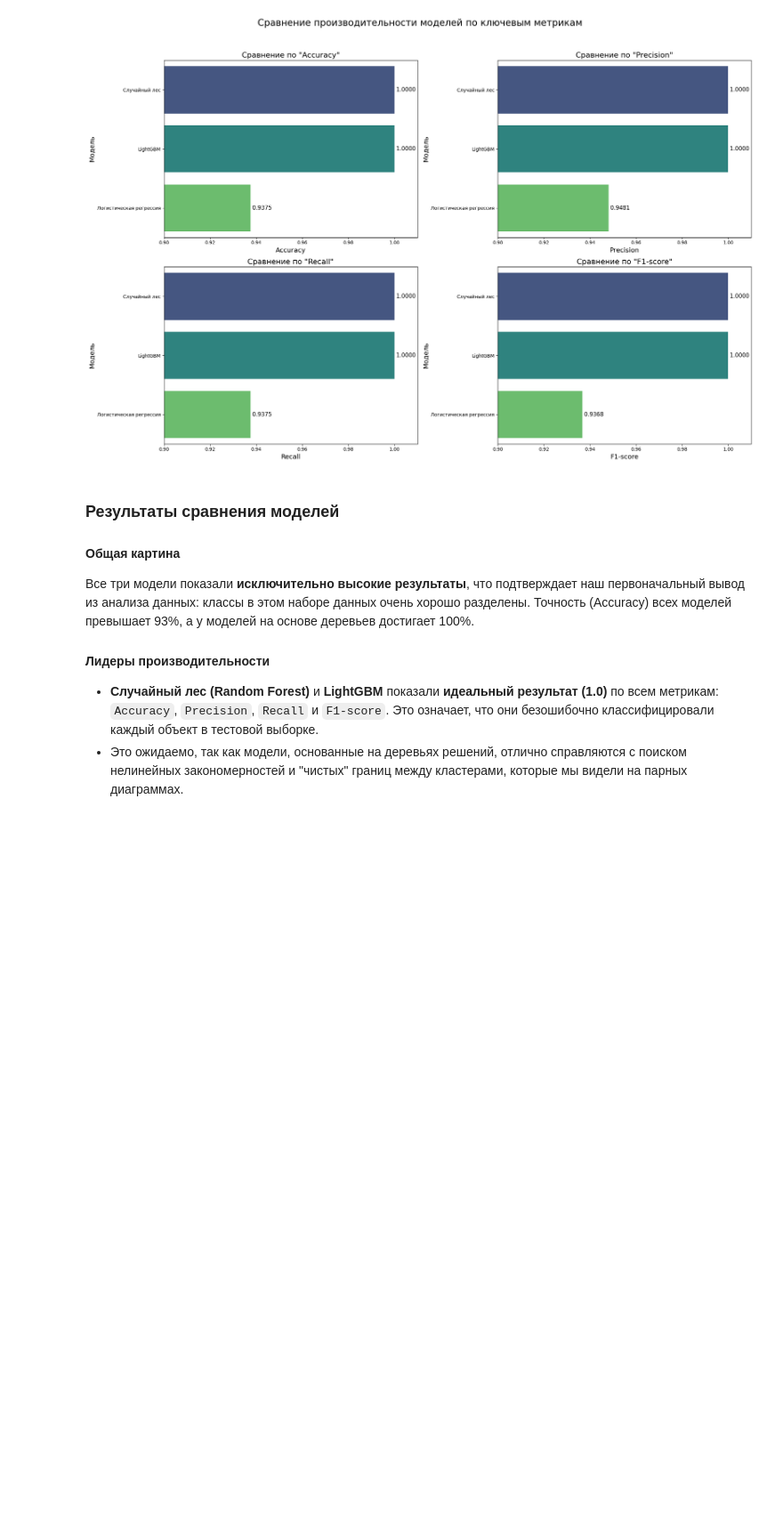
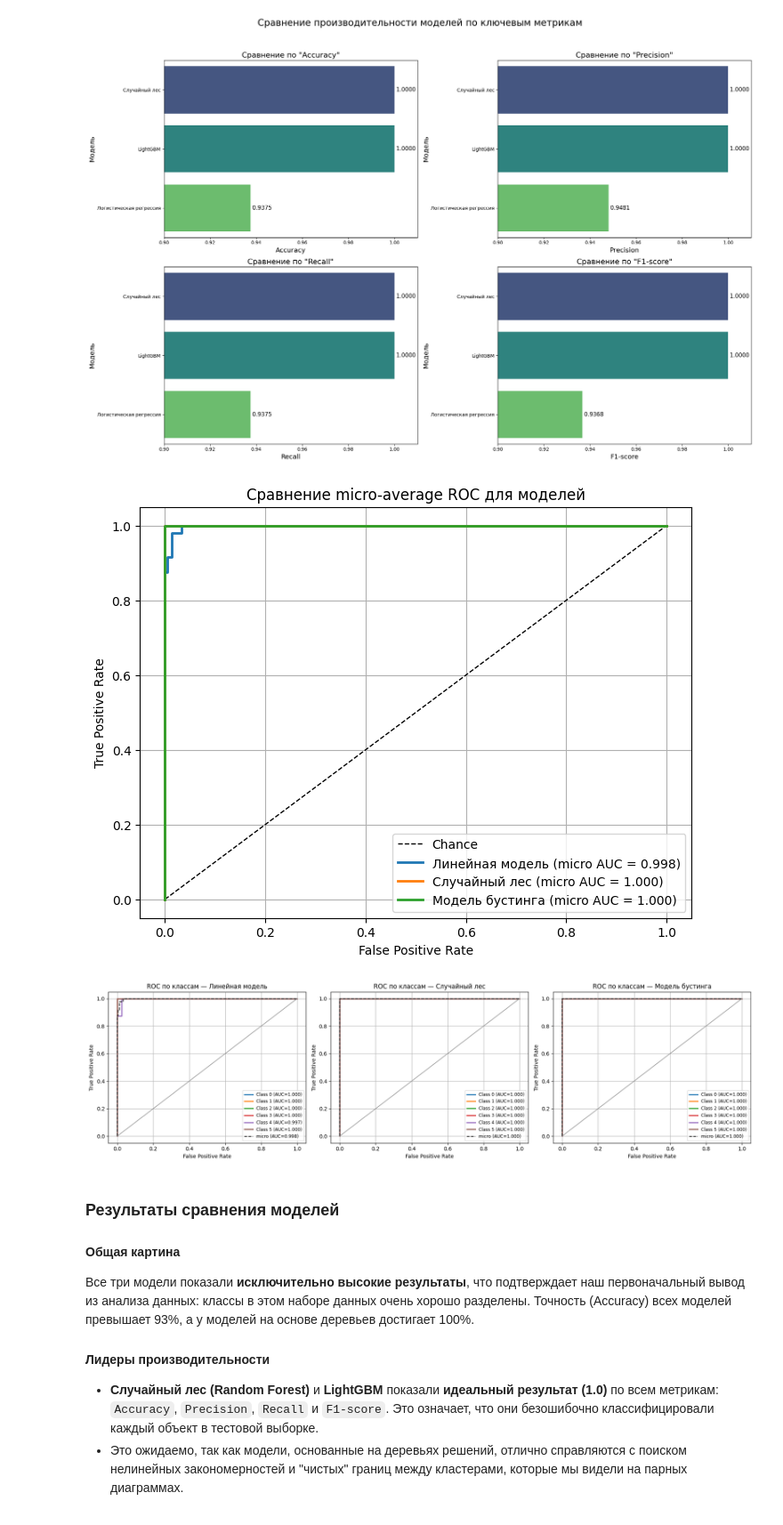
Before and after one commit to YaeKitsune13/StarsTypeClassificationDataAnalyze, a Jupyter notebook: file.ipynb, the cells around one changed output. Shown at 89% size. Drawn from its saved outputs; the diff is of its cells as text; code cells hidden in the pictures; blank space fills up the shorter version.

```diff
--- a/file.ipynb
+++ b/file.ipynb
@@ -481,6 +481,73 @@ plt.show()
 2                 LightGBM    1.0000   1.000000  1.0000  1.000000
 0  Логистическая регрессия    0.9375   0.948148  0.9375  0.936757
 [figure]
+# %%
+from sklearn.metrics import roc_curve, auc
+
+# ROC-кривые для моделей (мультклассовая оценка, micro-average + по классам)
+
+# Список классов и бинаризация y_test (чтобы столбцы соответствовали всем классам)
+classes = np.sort(y.unique())
+y_test_binarized = pd.get_dummies(y_test).reindex(columns=classes, fill_value=0).values
+
+# Функция для получения вероятностей у модели (если predict_proba нет — пытаемся decision_function)
+def get_proba(model, X):
+    if hasattr(model, "predict_proba"):
+        return model.predict_proba(X)
+    elif hasattr(model, "decision_function"):
+        scores = model.decision_function(X)
+        # попытка нормировать decision_function в вероятности (softmax-подобно)
+        if scores.ndim == 1:
+            scores = np.vstack([1-scores, scores]).T
+        exp = np.exp(scores - np.max(scores, axis=1, keepdims=True))
+        return exp / exp.sum(axis=1, keepdims=True)
+    else:
+        raise ValueError("Модель не поддерживает predict_proba/decision_function")
+
+# 1) Сравнение micro-average ROC всех моделей на одном графике
+plt.figure(figsize=(8, 6))
+plt.plot([0, 1], [0, 1], 'k--', lw=1, label='Chance')
+
+for model, name in models:
+    y_score = get_proba(model, X_test_scaled)
+    # Если модель возвращает (n_samples, n_classes) — корректно
+    # Micro-average ROC
+    fpr_micro, tpr_micro, _ = roc_curve(y_test_binarized.ravel(), y_score.ravel())
+    auc_micro = auc(fpr_micro, tpr_micro)
+    plt.plot(fpr_micro, tpr_micro, lw=2, label=f'{name} (micro AUC = {auc_micro:.3f})')
+
+plt.xlabel('False Positive Rate')
+plt.ylabel('True Positive Rate')
+plt.title('Сравнение micro-average ROC для моделей')
+plt.legend(loc='lower right')
+plt.grid(True)
+plt.show()
+
+# 2) Подробные ROC по классам для каждой модели (по одному графику на модель)
+n_models = len(models)
+fig, axes = plt.subplots(1, n_models, figsize=(6 * n_models, 5), squeeze=False)
+for ax, (model, name) in zip(axes[0], models):
+    y_score = get_proba(model, X_test_scaled)
+    # Для каждого класса строим ROC
+    for i, cls in enumerate(classes):
+        fpr, tpr, _ = roc_curve(y_test_binarized[:, i], y_score[:, i])
+        roc_auc = auc(fpr, tpr)
+        ax.plot(fpr, tpr, lw=2, label=f'Class {cls} (AUC={roc_auc:.3f})')
+    # Micro-average для наглядности
+    fpr_m, tpr_m, _ = roc_curve(y_test_binarized.ravel(), y_score.ravel())
+    ax.plot(fpr_m, tpr_m, color='k', linestyle='--', label=f'micro (AUC={auc(fpr_m,tpr_m):.3f})')
+    ax.plot([0, 1], [0, 1], 'gray', lw=1)
+    ax.set_title(f'ROC по классам — {name}')
+    ax.set_xlabel('False Positive Rate')
+    ax.set_ylabel('True Positive Rate')
+    ax.legend(loc='lower right', fontsize='small')
+    ax.grid(True)
+
+plt.tight_layout()
+plt.show()
+# %% [output]
+[figure, added]
+[figure, added]
 # %% [markdown]
 ### Результаты сравнения моделей
 
```
